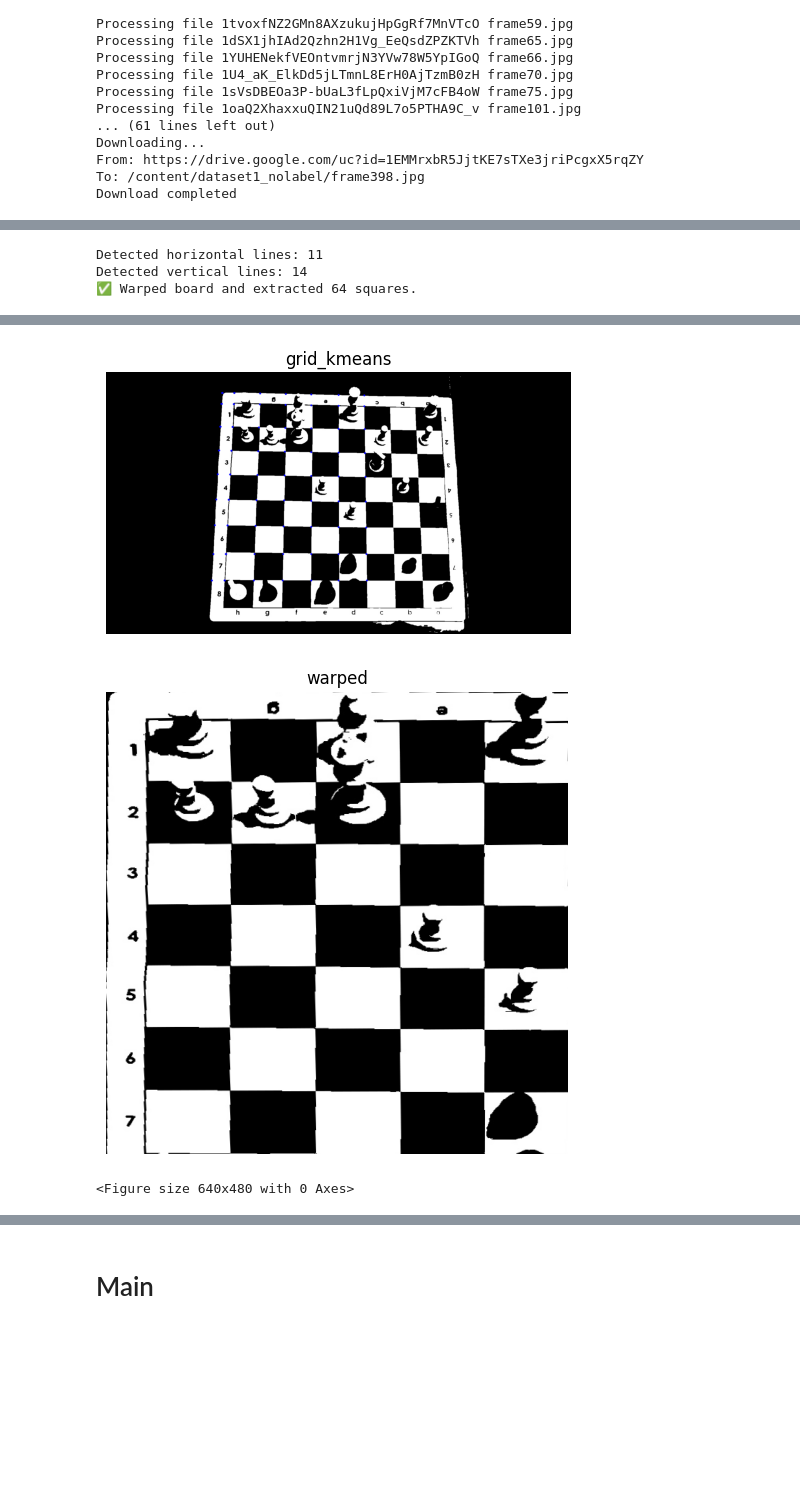
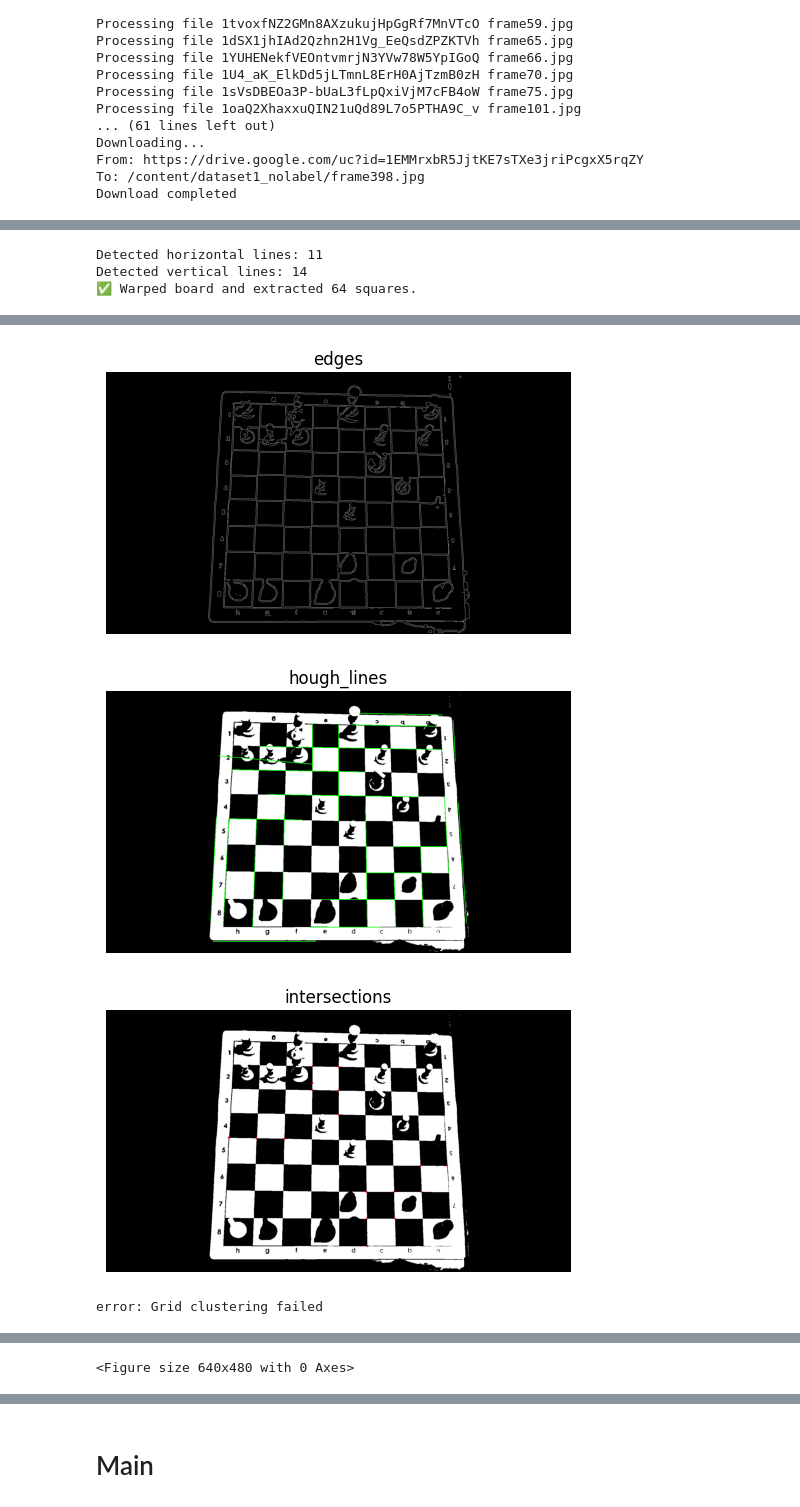
Before and after one commit to FadeZx/DT-467_ChessMoveTracking, a Jupyter notebook: 2_2024_DT_467_ChessMove.ipynb, the cells around one changed output, grey strips where cells are left out. Cells and saved outputs as stored; diff of their text form; code cells hidden in the pictures; blank space fills up the shorter version.

```diff
--- a/2_2024_DT_467_ChessMove.ipynb
+++ b/2_2024_DT_467_ChessMove.ipynb
@@ -173,7 +191,7 @@ def find_correct_orientation(img, reader):
 # %%
 reader = easyocr.Reader(['en'], gpu=True)
 # Load and pre-process
-img = cv2.imread("dataset2_nolabel/frame0 copy.jpg")
+img = cv2.imread("frame_0.jpg")
 plt.figure(figsize=(10, 6))
 plt.imshow(cv2.cvtColor(img, cv2.COLOR_BGR2RGB))
 plt.title("Original Image")
@@ -352,14 +391,19 @@ if warped_board is not None:
     debug_imgs = visualize_chessboard_processing(img_corrected)
     # Show step-by-step debug images
     for name, img in debug_imgs.items():
-        plt.figure(figsize=(6, 6))
-        if len(img.shape) == 2:  # grayscale
-            plt.imshow(img, cmap='gray')
-        else:  # BGR image
-            plt.imshow(cv2.cvtColor(img, cv2.COLOR_BGR2RGB))
-        plt.title(name)
-        plt.axis("off")
-        plt.show()
+      if isinstance(img, str):
+          print(f"{name}: {img}")
+          continue  # Skip non-image debug entries
+
+      plt.figure(figsize=(6, 6))
+      if len(img.shape) == 2:  # grayscale
+          plt.imshow(img, cmap='gray')
+      else:  # color image
+          plt.imshow(cv2.cvtColor(img, cv2.COLOR_BGR2RGB))
+      plt.title(name)
+      plt.axis("off")
+      plt.show()
+
 
     for (row, col), square in squares:
         ax = axes[row, col]
@@ -387,3 +431,4 @@ Detected vertical lines: 14
-[figure, old version]
+[figure, new version]
-[figure, old version]
+[figure, new version]
+[figure, new version]
-<Figure size 640x480 with 0 Axes>
+error: Grid clustering failed
@@ -390,0 +435 @@ Detected vertical lines: 14
+<Figure size 640x480 with 0 Axes>
```
Also changed, not shown: parts of 7 cells of this notebook.
